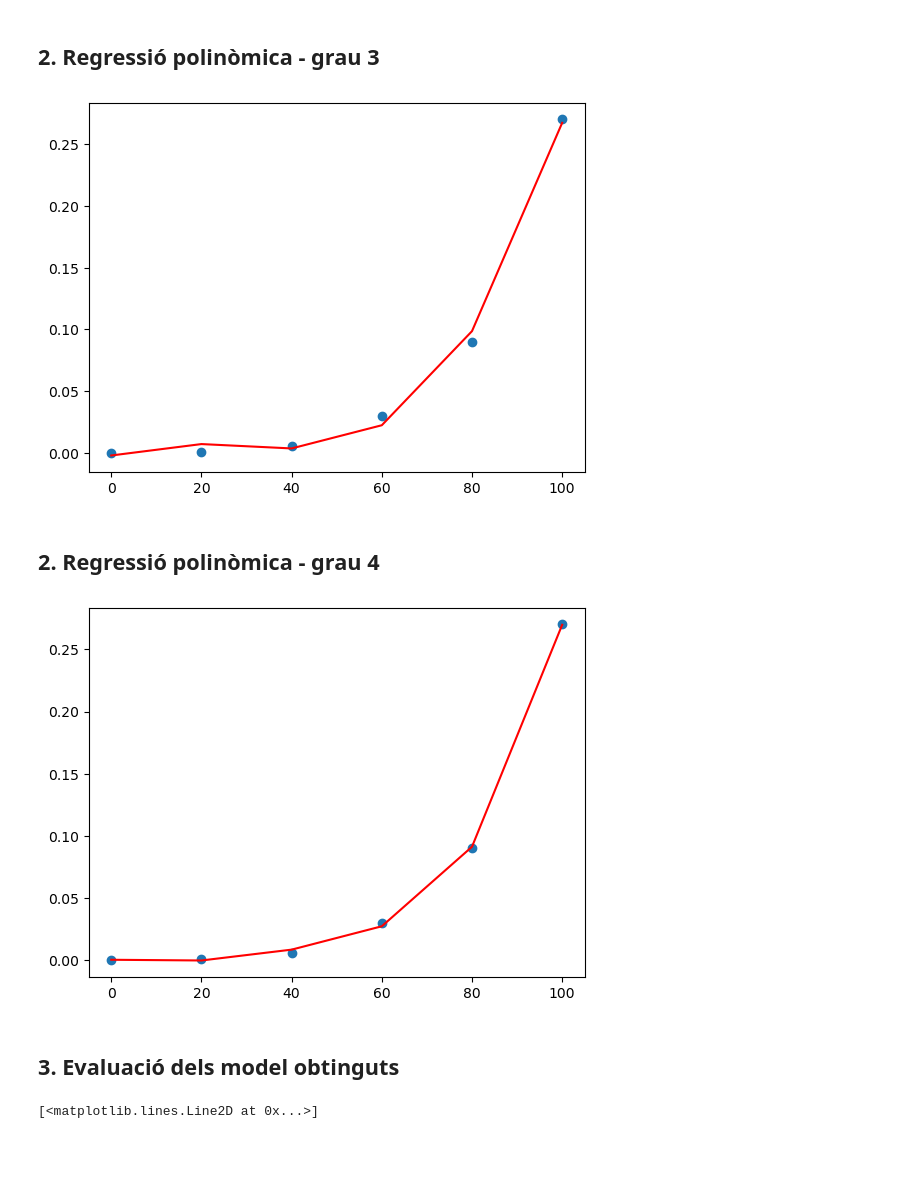
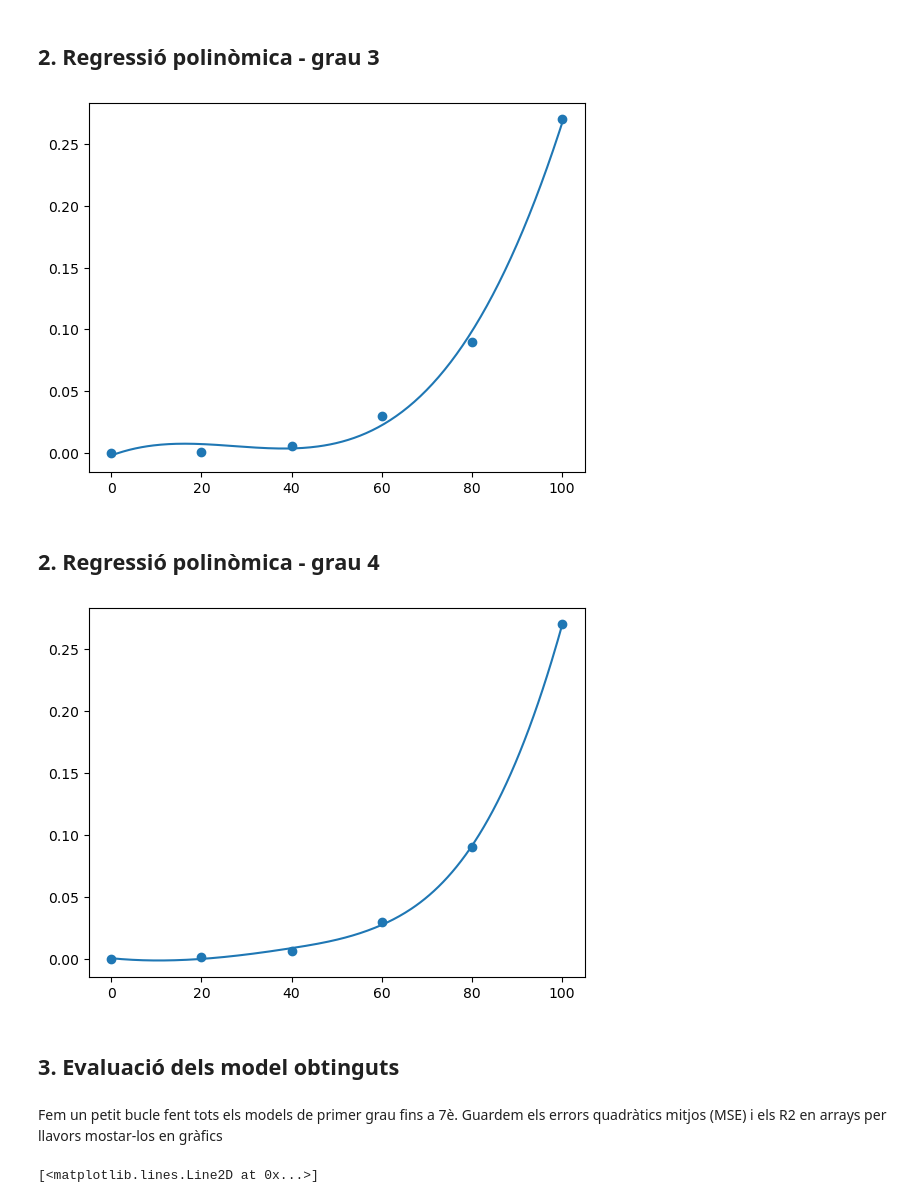
Before and after one commit to robertventura/sistemes-aprenentatge-automatic, a Jupyter notebook: 02_models_supervisats/0221_regressio_polinomica - pressio by temperatura.ipynb, the cells around one changed output. Saved outputs shown, nothing was run; the diff lists cells and outputs as text; code cells hidden in the pictures; blank space fills up the shorter version.

```diff
--- a/02_models_supervisats/0221_regressio_polinomica - pressio by temperatura.ipynb
+++ b/02_models_supervisats/0221_regressio_polinomica - pressio by temperatura.ipynb
@@ -60,8 +60,9 @@ from sklearn.preprocessing import PolynomialFeatures
 poly_model2 = PolynomialFeatures(degree = 2)
 
 # Fem un fit i tranforma a la vegada
-# El fit entrena el model i el transform prepara les variables X amb tots els graus.
-x_train_poly2 = poly_model.fit_transform(x_train)
+# Amb el fit bàsicament només declarem quina/quines característiques volem transformar
+# Amb el transform fer la tranformació de les variables.
+x_train_poly2 = poly_model2.fit_transform(x_train)
 x_train_poly2
 #### Matriu x_train_poly x^0, X, x^2
 #1    0     0
@@ -81,9 +82,24 @@ array([[1.00e+00, 0.00e+00, 0.00e+00, 0.00e+00],
 # Construim el model de regressió
 poly_reg2 = LinearRegression()
 
-poly_reg2.fit(x_train_poly, y_train)
+poly_reg2.fit(x_train_poly2, y_train)
 
+# Gràfic NO suavitzat
 plt.scatter(x, y)
-plt.plot(x, poly_reg2.predict(x_train_poly2), color = 'red')
+#plt.plot(x, poly_reg2.predict(x_train_poly2), color = 'red')
+#plt.show()
+
+# Gràfic suavitzat
+#Intentem de suavitzar el gràfic mitjanánt splines
+from scipy.interpolate import make_interp_spline, BSpline
+
+col1= x_train.reshape(-1)
+col_1_smooth = np.linspace(col1.min(), col1.max(), 300)
+y_predict = poly_reg2.predict(x_train_poly2)
+col2 = y_predict.reshape(-1)
+col2_smooth = make_interp_spline(col1, col2)(col_1_smooth)
+plt.plot(col_1_smooth, col2_smooth)
+
+
 plt.show()
 # %% [output]
@@ -93,21 +109,35 @@ plt.show()
 # %%
 from sklearn.preprocessing import PolynomialFeatures
 
 poly_model3 = PolynomialFeatures(degree = 3)
 
 # Fem un fit i tranforma a la vegada
 # El fit entrena el model i el transform prepara les variables X amb tots els graus.
 x_train_poly3 = poly_model3.fit_transform(x_train)
 
 poly_reg3 = LinearRegression()
 
 poly_reg3.fit(x_train_poly3, y_train)
 
+# Gràfic NO suavitzat
 plt.scatter(x, y)
-plt.plot(x, poly_reg3.predict(x_train_poly3), color = 'red')
+#plt.plot(x, poly_reg3.predict(x_train_poly3), color = 'red')
+
+# Gràfic suavitzat
+#Intentem de suavitzar el gràfic mitjanánt splines
+from scipy.interpolate import make_interp_spline, BSpline
+
+col1= x_train.reshape(-1)
+col_1_smooth = np.linspace(col1.min(), col1.max(), 300)
+y_predict = poly_reg3.predict(x_train_poly3)
+col2 = y_predict.reshape(-1)
+col2_smooth = make_interp_spline(col1, col2)(col_1_smooth)
+plt.plot(col_1_smooth, col2_smooth)
+
+
 plt.show()
 # %% [output]
-[figure, old version]
+[figure, new version]
 # %% [markdown]
 ## 2. Regressió polinòmica - grau 4
 # %%
@@ -124,10 +154,25 @@ poly_reg4 = LinearRegression()
 poly_reg4.fit(x_train_poly4, y_train)
 
 plt.scatter(x, y)
-plt.plot(x, poly_reg4.predict(x_train_poly4), color = 'red')
+#plt.plot(x, poly_reg4.predict(x_train_poly4), color = 'red')
+
+# Gràfic suavitzat
+#Intentem de suavitzar el gràfic mitjanánt splines
+from scipy.interpolate import make_interp_spline, BSpline
+
+col1= x_train.reshape(-1)
+col_1_smooth = np.linspace(col1.min(), col1.max(), 300)
+y_predict = poly_reg4.predict(x_train_poly4)
+col2 = y_predict.reshape(-1)
+col2_smooth = make_interp_spline(col1, col2)(col_1_smooth)
+plt.plot(col_1_smooth, col2_smooth)
+
+
 plt.show()
 # %% [output]
-[figure, old version]
+[figure, new version]
 # %% [markdown]
 ## 3. Evaluació dels model obtinguts
+# %% [markdown]
+Fem un petit bucle fent tots els models de primer grau fins a 7è. Guardem els errors quadràtics mitjos (MSE) i els R2 en arrays per llavors mostar-los en gràfics
 # %%
```
Also changed, not shown: parts of 5 cells of this notebook.
